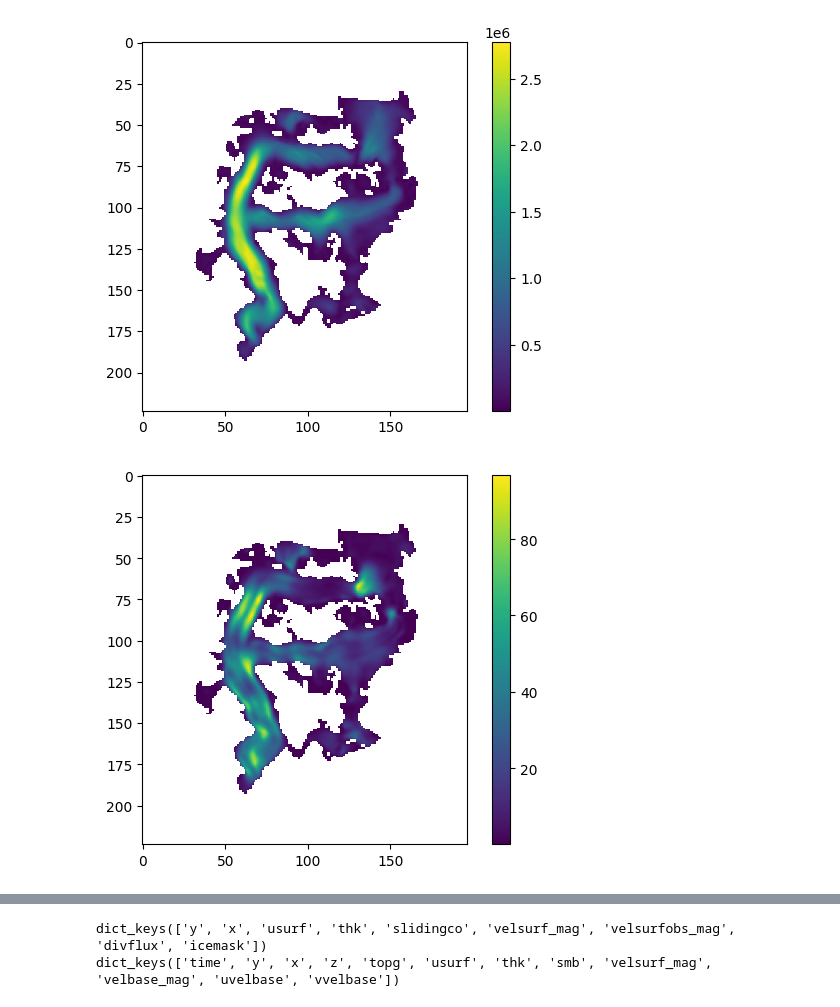
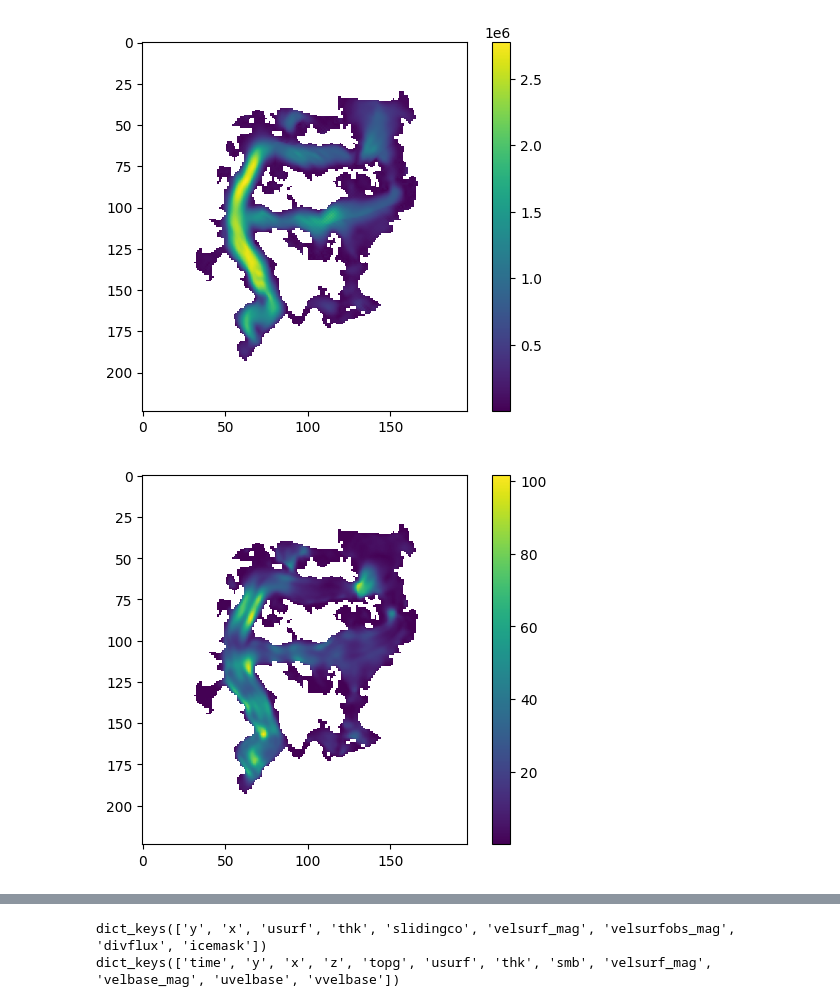
Before and after one commit to ethan-pierce/igm-alpine, a Jupyter notebook: igm-2.0/results/production/visualize-results.ipynb, the cells around one changed output, grey strips where cells are left out. Saved outputs shown, nothing was run; the diff lists cells and outputs as text; code cells hidden in the pictures.

```diff
--- a/igm-2.0/results/production/visualize-results.ipynb
+++ b/igm-2.0/results/production/visualize-results.ipynb
@@ -28,13 +28,13 @@ plt.show()
 # %% [output]
 [figure]
 # %%
-var = np.sqrt(slow_out.variables['uvelbase'][:]**2 + slow_out.variables['vvelbase'][:]**2)
+var = slow_out.variables['velbase_mag'][:]
 field = np.flip(np.where(slow_geol.variables['thk'][:] > 0.1, var, np.nan), axis = 1)
 im = plt.imshow(field[0], cmap = 'viridis')
 plt.colorbar(im)
 plt.show()
 # %% [output]
-[figure, old version]
+[figure, new version]
 # %%
 var = slow_out.variables['velsurf_mag'][:]
 field = np.flip(np.where(slow_geol.variables['thk'][:] > 0.1, var, np.nan), axis = 1)
```
Also changed, not shown: parts of 10 cells of this notebook, 20 other files.
